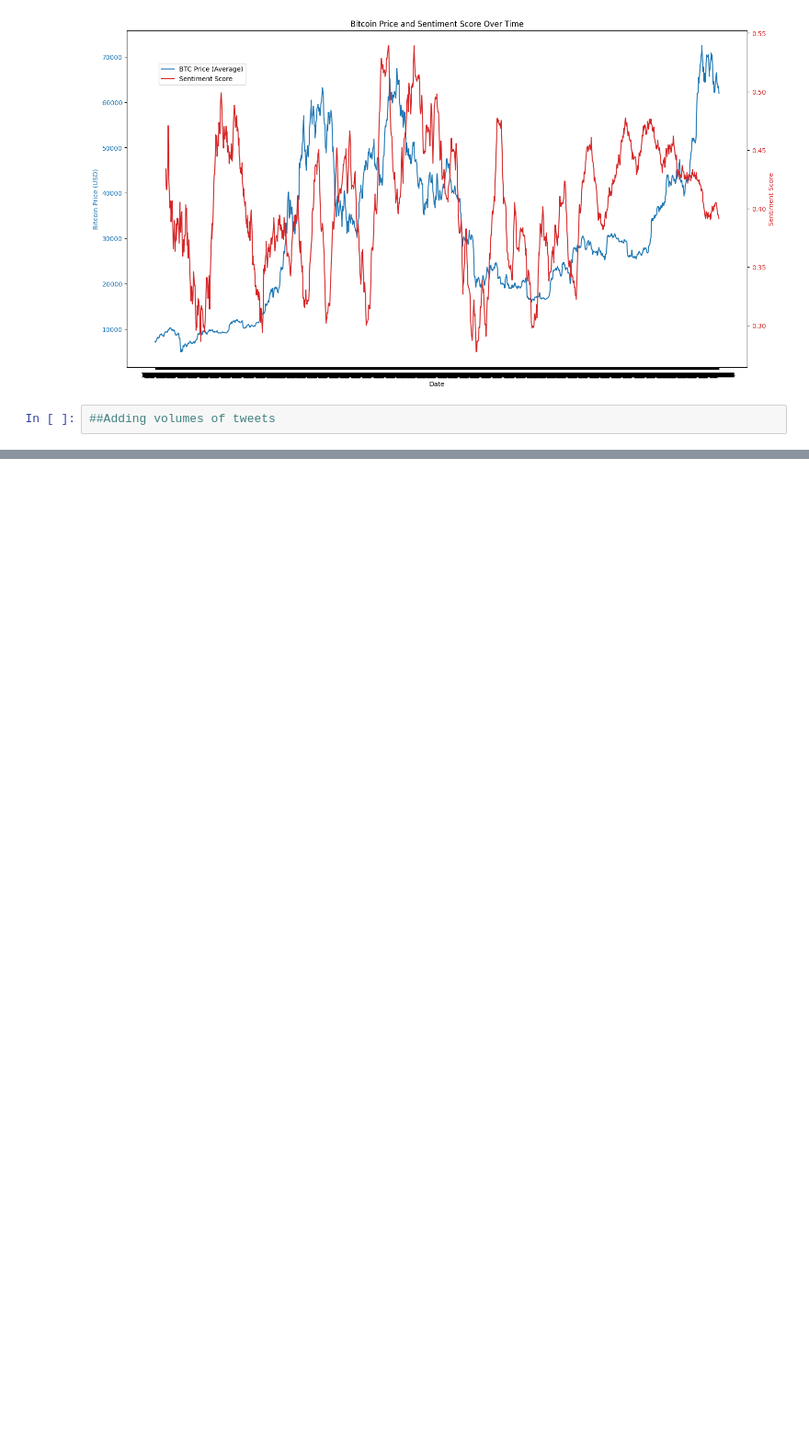
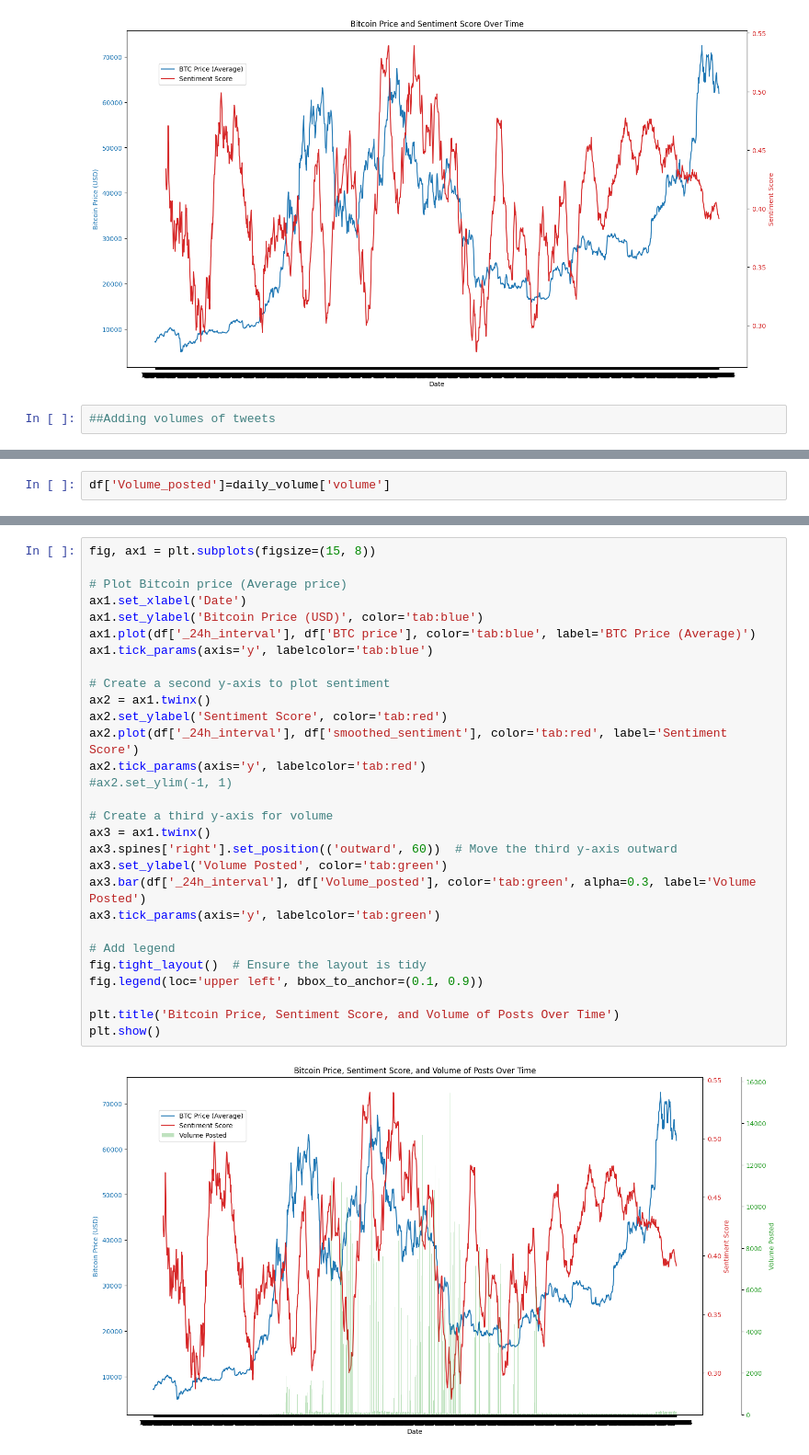
Before and after one commit to Aidasvenc/sentiment-analysis, a Jupyter notebook: Volume_Pricex_Sentiment.ipynb, the cells around one changed output, grey strips where cells are left out. Shown at 92% size. Drawn from its saved outputs; the diff is of its cells as text; blank space fills up the shorter version.

```diff
--- a/Volume_Pricex_Sentiment.ipynb
+++ b/Volume_Pricex_Sentiment.ipynb
@@ -143,0 +159,2 @@ SyntaxError: (unicode error) 'unicodeescape' codec can't decode bytes in positio
+# %%
+df['Volume_posted']=daily_volume['volume']
@@ -143,0 +175,31 @@ SyntaxError: (unicode error) 'unicodeescape' codec can't decode bytes in positio
+# %%
+fig, ax1 = plt.subplots(figsize=(15, 8))
+
+# Plot Bitcoin price (Average price)
+ax1.set_xlabel('Date')
+ax1.set_ylabel('Bitcoin Price (USD)', color='tab:blue')
+ax1.plot(df['_24h_interval'], df['BTC price'], color='tab:blue', label='BTC Price (Average)')
+ax1.tick_params(axis='y', labelcolor='tab:blue')
+
+# Create a second y-axis to plot sentiment
+ax2 = ax1.twinx()
+ax2.set_ylabel('Sentiment Score', color='tab:red')
+ax2.plot(df['_24h_interval'], df['smoothed_sentiment'], color='tab:red', label='Sentiment Score')
+ax2.tick_params(axis='y', labelcolor='tab:red')
+#ax2.set_ylim(-1, 1)
+
+# Create a third y-axis for volume
+ax3 = ax1.twinx()
+ax3.spines['right'].set_position(('outward', 60))  # Move the third y-axis outward
+ax3.set_ylabel('Volume Posted', color='tab:green')
+ax3.bar(df['_24h_interval'], df['Volume_posted'], color='tab:green', alpha=0.3, label='Volume Posted')
+ax3.tick_params(axis='y', labelcolor='tab:green')
+
+# Add legend
+fig.tight_layout()  # Ensure the layout is tidy
+fig.legend(loc='upper left', bbox_to_anchor=(0.1, 0.9))
+
+plt.title('Bitcoin Price, Sentiment Score, and Volume of Posts Over Time')
+plt.show()
+# %% [output]
+[figure, added]
```
Also changed, not shown: parts of 3 cells of this notebook.
